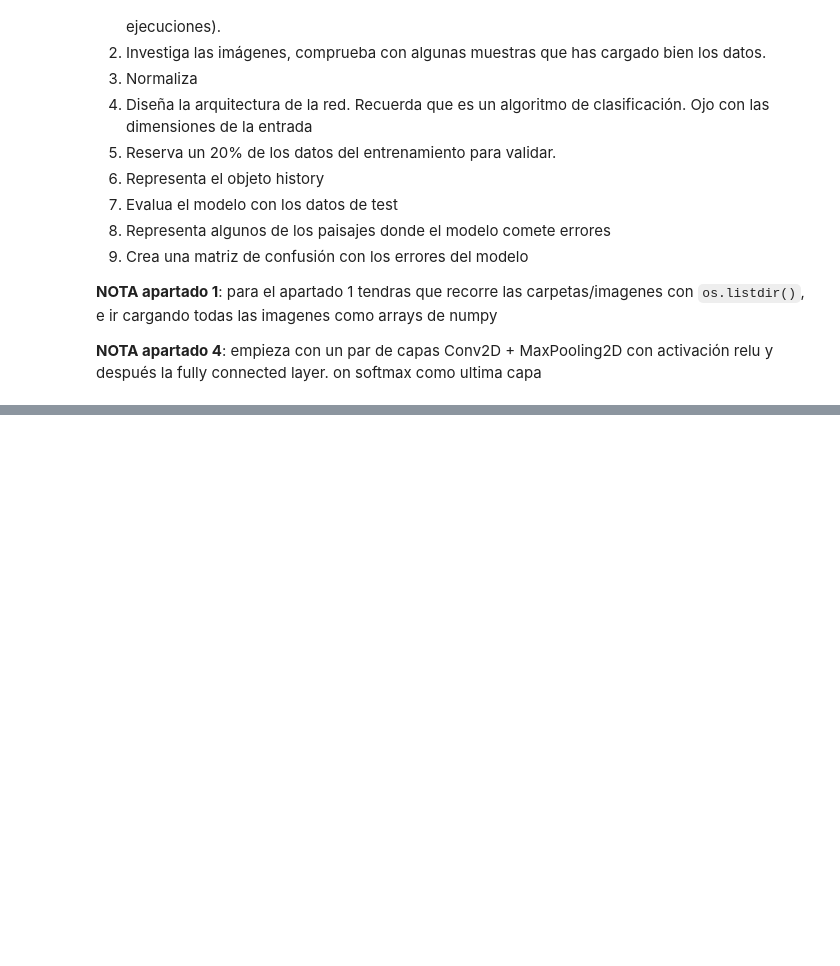
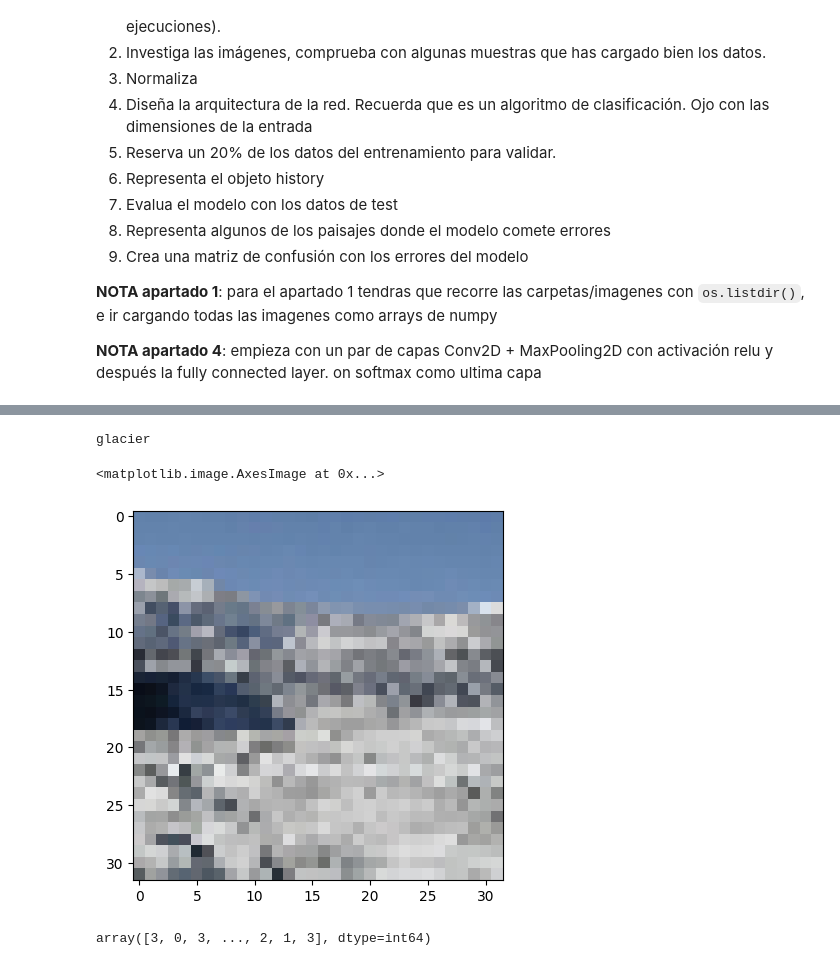
Before and after one commit to angelrodnah/2309_dsft_thebridge, a Jupyter notebook: 3-Machine_Learning/4-Deep_Learning/2-Redes_Convolucionales/ejercicios/Clasificador_paisajes.ipynb, the cells around one changed output, grey strips where cells are left out. Drawn from its saved outputs; the diff is of its cells as text; code cells hidden in the pictures; blank space fills up the shorter version.

```diff
--- a/3-Machine_Learning/4-Deep_Learning/2-Redes_Convolucionales/ejercicios/Clasificador_paisajes.ipynb
+++ b/3-Machine_Learning/4-Deep_Learning/2-Redes_Convolucionales/ejercicios/Clasificador_paisajes.ipynb
@@ -16,0 +283,12 @@ Para este ejercicio vas a crear un clasificador automático de paisajes. Los dat
+# %%
+print(class_names[y_test[2]])
+plt.imshow(X_test[2])
+# %% [output]
+glacier
+<matplotlib.image.AxesImage at 0x...>
+[figure, added]
+# %%
+pred_labels = np.argmax(y_pred, axis=1)
+pred_labels
+# %% [output]
+array([3, 0, 3, ..., 2, 1, 3], dtype=int64)
```
Also changed, not shown: parts of 32 cells of this notebook.
